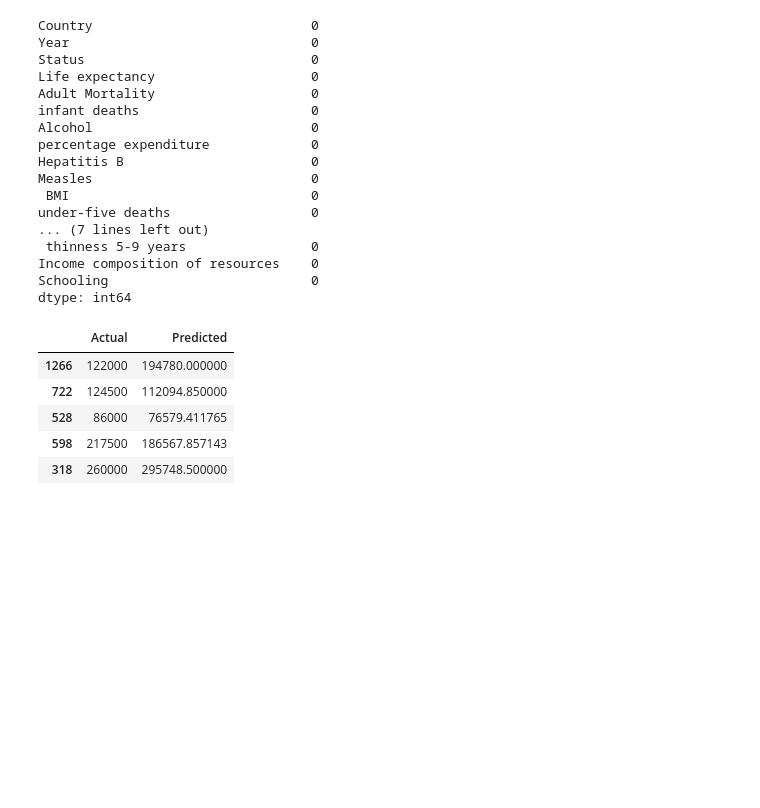
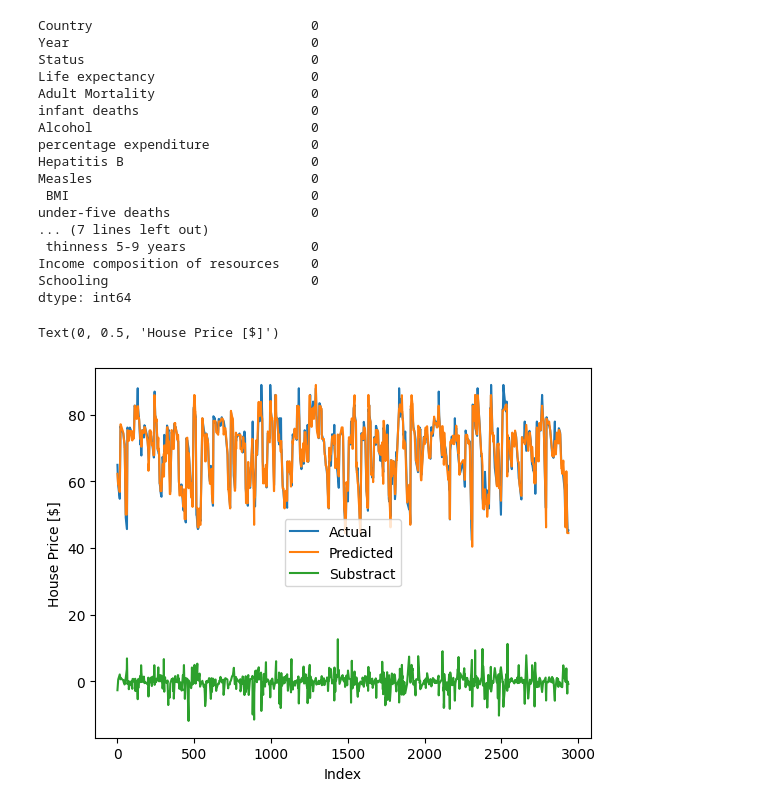
Before and after one commit to Pokrywkaa/decision_tree_ATAI, a Jupyter notebook: regression_tree.ipynb, the cells around one changed output. Saved outputs shown, nothing was run; the diff lists cells and outputs as text; code cells hidden in the pictures; blank space fills up the shorter version.

```diff
--- a/regression_tree.ipynb
+++ b/regression_tree.ipynb
@@ -273,23 +254,29 @@ class RegressionTree:
         return self.traverse_tree(x, node.right)
 # %%
 if __name__ == '__main__':
-    x = data.drop('SalePrice', axis=1)
-    y = data['SalePrice']
-
+    x = data.drop('Life expectancy ', axis=1)
+    y = data['Life expectancy ']
+    # x = data.drop('SalePrice', axis=1)
+    # y = data['SalePrice']
     from sklearn.model_selection import train_test_split
+    from sklearn.linear_model import LinearRegression
     X_train, X_test, y_train, y_test = train_test_split(x, y, test_size=0.3)
-    DRT = RegressionTree(max_depth = 15,min_samples_split = 20)
+    DRT = RegressionTree(max_depth = 20,min_samples_split = 16)
 
     DRT.fit(X_train, y_train)
 
     y_pred = DRT.predict(X_test)
+
+    reg = LinearRegression().fit(X_train, y_train)
+    y_pred_lr = reg.predict(X_test)
-# %%
-finalData_1 = pd.DataFrame({'Actual': y_test, 'Predicted': y_pred})
-finalData_1.head()
-# %% [output]
-|  | Actual | Predicted |
-| 1266 | 122000 | 194780.000000 |
-| 722 | 124500 | 112094.850000 |
-| 528 | 86000 | 76579.411765 |
-| 598 | 217500 | 186567.857143 |
-| 318 | 260000 | 295748.500000 |
+# %%
+finalData_1 = pd.DataFrame({'Actual': y_test, 'Predicted': y_pred})
+finalData_1['Substract'] = finalData_1['Predicted'] - finalData_1['Actual']
+finalData_1.head()
+ax = finalData_1.sort_index().plot()
+ax.set_xlabel('Index')
+ax.set_ylabel('House Price [$]')
+# ax.legend(loc='center left', bbox_to_anchor=(1.0, 0.5))
+# %% [output]
+Text(0, 0.5, 'House Price [$]')
+[figure, added]
```
Also changed, not shown: parts of 4 cells of this notebook, 1 other file.
